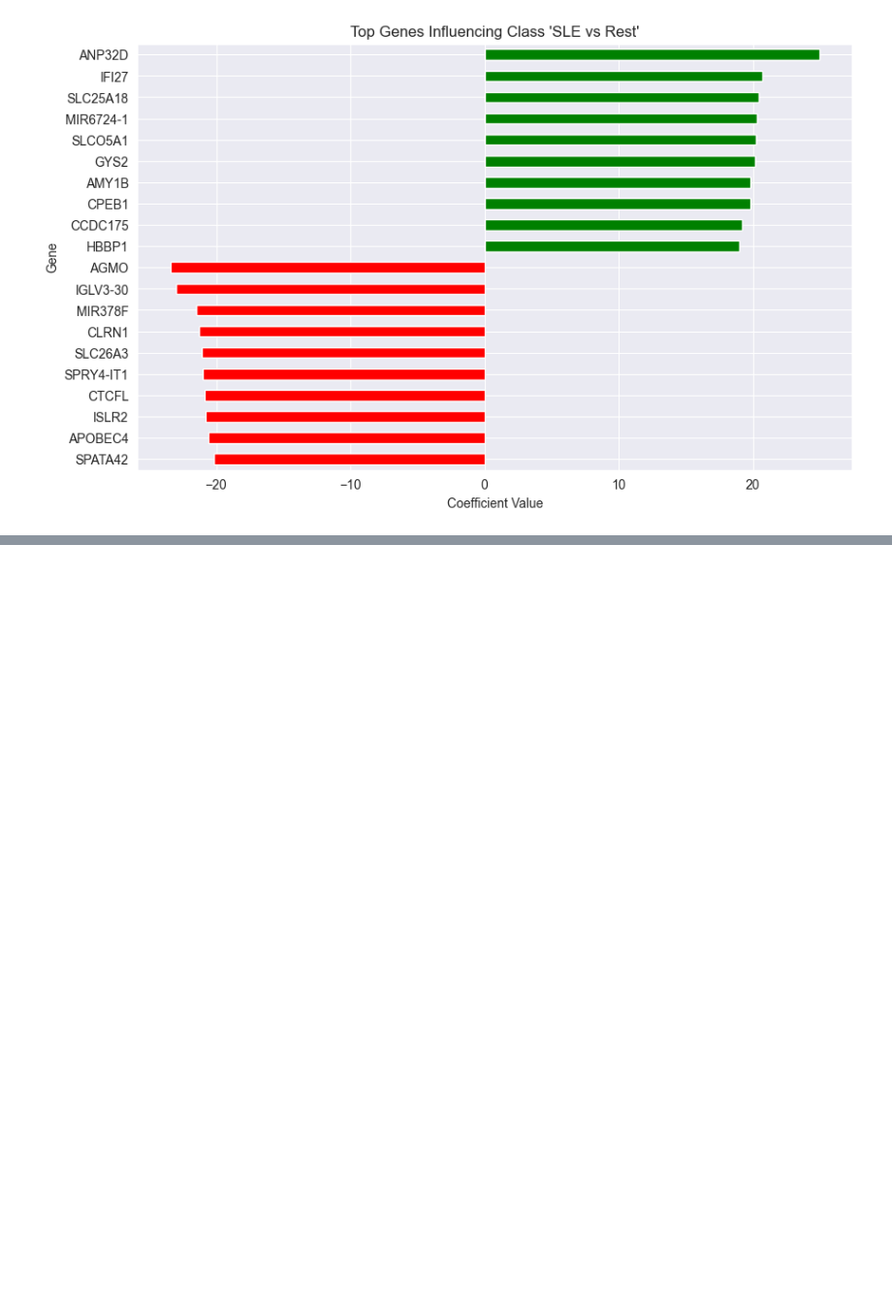
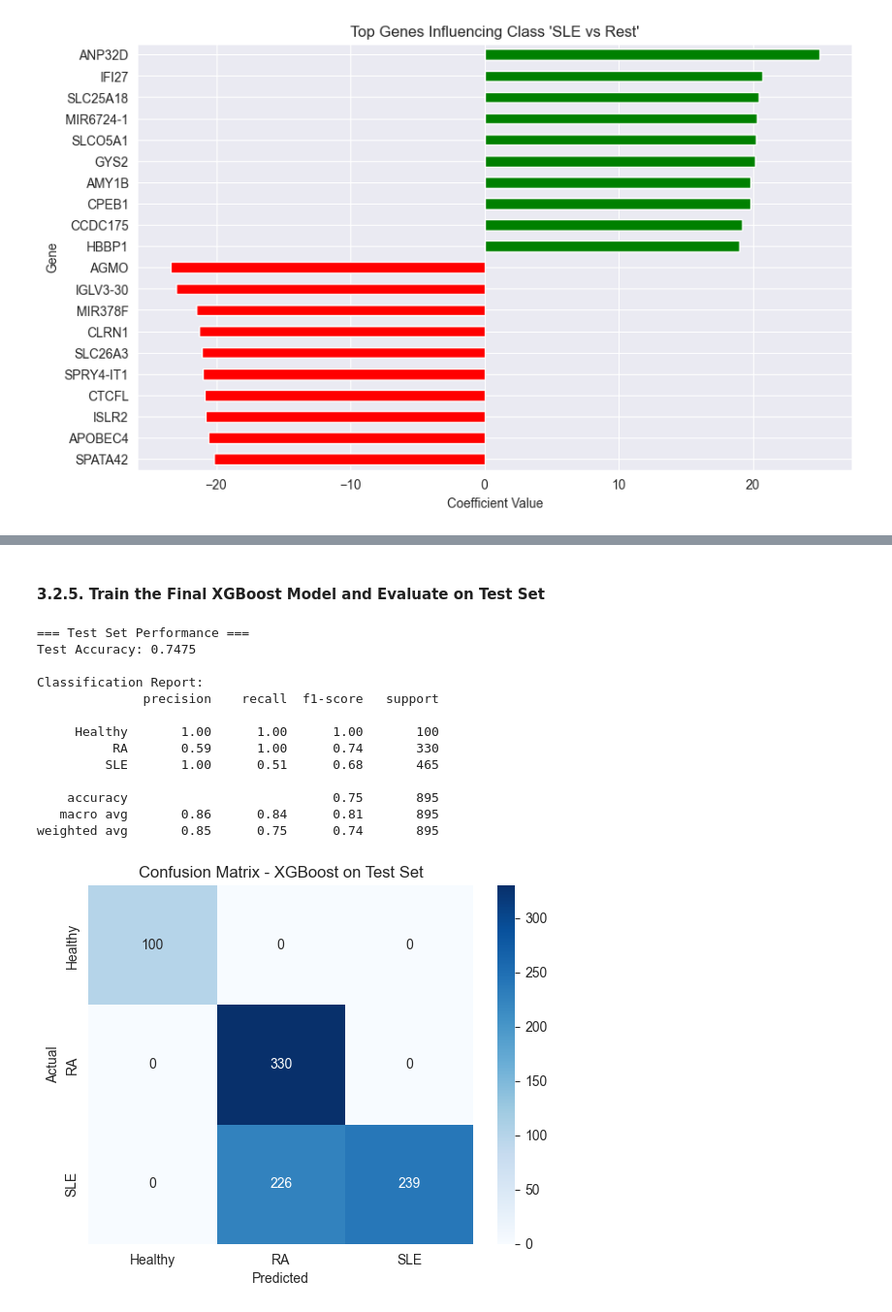
Before and after one commit to andreas-pattichis/ML-for-RNA-Seq-Disease-Classification-and-Biomarker-Discovery, a Jupyter notebook: disease_classification_rna_seq.ipynb, the cells around one changed output, grey strips where cells are left out. Shown: that part at 97% size. Cells and saved outputs as stored; diff of their text form; code cells hidden in the pictures; blank space fills up the shorter version.

Commit message:
Implement and analyse second approach, finalise results and make conclusion

```diff
--- a/disease_classification_rna_seq.ipynb
+++ b/disease_classification_rna_seq.ipynb
@@ -738,0 +742,3 @@ for class_label in coef_df.columns:
+# %%
+# Initialize Stratified K-Fold
+skf = StratifiedKFold(n_splits=5, shuffle=True, random_state=42)
@@ -738,0 +765,11 @@ for class_label in coef_df.columns:
+# %%
+# Define XGBoost parameters (with multiclass classification and elastic net regularization)
+xgb_params = {
+    'objective': 'multi:softprob',  # Multiclass classification
+    'num_class': 3,
+    'eval_metric': 'mlogloss',
+    'alpha': 0.1,  # L1 regularization term (Lasso)
+    'lambda': 0.1,  # L2 regularization term (Ridge)
+    'seed': 42,
+    'use_label_encoder': False
+}
@@ -738,0 +885,57 @@ for class_label in coef_df.columns:
+# %% [markdown]
+#### 3.2.5. Train the Final XGBoost Model and Evaluate on Test Set
+# %%
+# Compute sample weights for the entire training set
+sample_weights = y_train.map(class_weights_dict).values
+
+# Convert to DMatrix with feature names
+dtrain_full = xgb.DMatrix(X_train, label=y_train, weight=sample_weights, feature_names=X_train.columns.tolist())
+dtest = xgb.DMatrix(X_test, label=y_test, feature_names=X_test.columns.tolist())
+
+# Train the final model
+xgb_model_final = xgb.train(
+    params=xgb_params,
+    dtrain=dtrain_full,
+    num_boost_round=200,
+    evals=[(dtrain_full, 'train')],
+    early_stopping_rounds=10,
+    verbose_eval=False
+)
+
+# Predict on the test data
+y_pred_prob_test = xgb_model_final.predict(dtest)
+y_pred_test = np.argmax(y_pred_prob_test, axis=1)
+
+# Calculate accuracy
+test_accuracy = accuracy_score(y_test, y_pred_test)
+print(f"\n=== Test Set Performance ===")
+print(f"Test Accuracy: {test_accuracy:.4f}")
+
+# Classification report
+print("\nClassification Report:")
+print(classification_report(y_test, y_pred_test, target_names=['Healthy', 'RA', 'SLE']))
+
+# Confusion matrix
+conf_matrix = confusion_matrix(y_test, y_pred_test)
+sns.heatmap(conf_matrix, annot=True, fmt='d', cmap='Blues',
+            xticklabels=['Healthy', 'RA', 'SLE'],
+            yticklabels=['Healthy', 'RA', 'SLE'])
+plt.ylabel('Actual')
+plt.xlabel('Predicted')
+plt.title('Confusion Matrix - XGBoost on Test Set')
+plt.show()
+# %% [output]
+=== Test Set Performance ===
+Test Accuracy: 0.7475
+
+Classification Report:
+              precision    recall  f1-score   support
+
+     Healthy       1.00      1.00      1.00       100
+          RA       0.59      1.00      0.74       330
+         SLE       1.00      0.51      0.68       465
+
+    accuracy                           0.75       895
+   macro avg       0.86      0.84      0.81       895
+weighted avg       0.85      0.75      0.74       895
+[figure, added]
```
Also changed, not shown: parts of 28 cells of this notebook.
